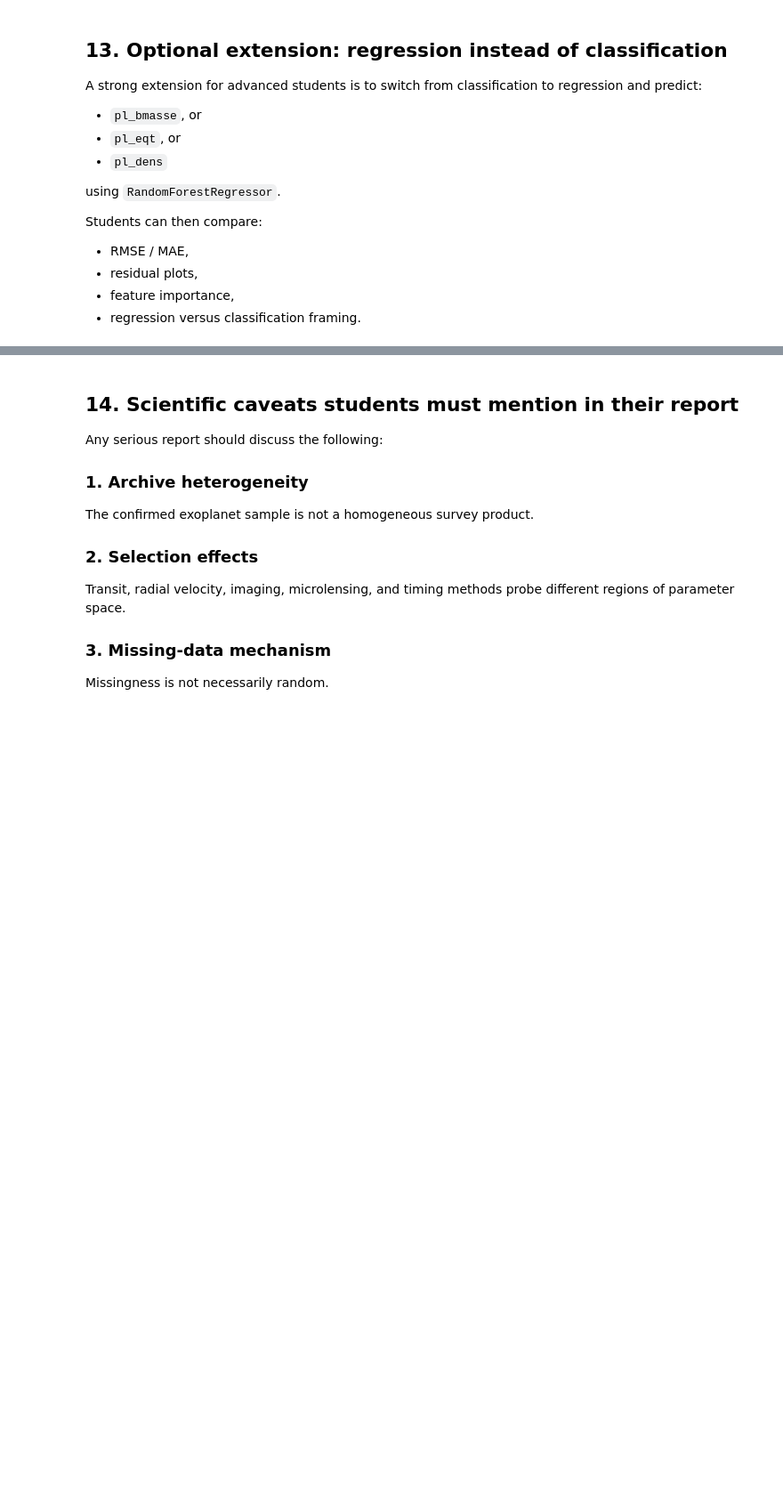
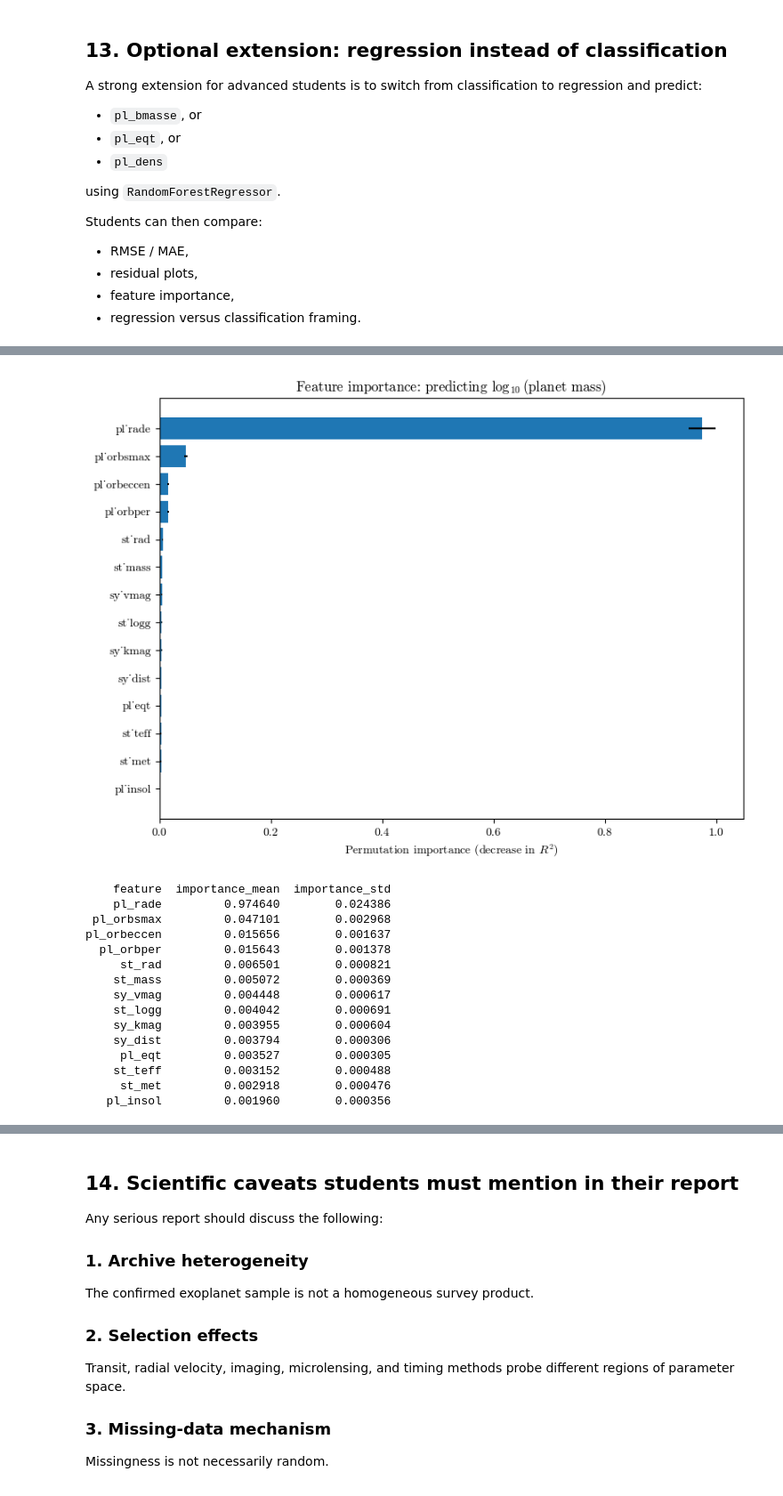
Before and after one commit to IsaacLP/Computational-Astrobiology, a Jupyter notebook: tutorials/5/random_forest_exoplanets_nasa_archive.ipynb, the cells around one changed output, grey strips where cells are left out. Shown at 89% size. Drawn from its saved outputs; the diff is of its cells as text; code cells hidden in the pictures; blank space fills up the shorter version.

```diff
--- a/tutorials/5/random_forest_exoplanets_nasa_archive.ipynb
+++ b/tutorials/5/random_forest_exoplanets_nasa_archive.ipynb
@@ -717,0 +842,40 @@ Students can then compare:
+# %%
+# ── Permutation importance for the regression model ───────────────────────────
+perm_reg = permutation_importance(
+    reg_model, X_reg_test, y_reg_test,
+    n_repeats=10, random_state=42, scoring="r2", n_jobs=-1
+)
+
+perm_reg_df = pd.DataFrame({
+    "feature":          reg_features,
+    "importance_mean":  perm_reg.importances_mean,
+    "importance_std":   perm_reg.importances_std,
+}).sort_values("importance_mean", ascending=False)
+
+plt.figure(figsize=(8, 6))
+plt.barh(perm_reg_df["feature"], perm_reg_df["importance_mean"],
+         xerr=perm_reg_df["importance_std"])
+plt.gca().invert_yaxis()
+plt.xlabel(r"Permutation importance (decrease in $R^2$)")
+plt.title(r"Feature importance: predicting $\log_{10}$(planet mass)")
+plt.tight_layout()
+plt.show()
+
+print(perm_reg_df.to_string(index=False))
+# %% [output]
+[figure, added]
+    feature  importance_mean  importance_std
+    pl_rade         0.974640        0.024386
+ pl_orbsmax         0.047101        0.002968
+pl_orbeccen         0.015656        0.001637
+  pl_orbper         0.015643        0.001378
+     st_rad         0.006501        0.000821
+    st_mass         0.005072        0.000369
+    sy_vmag         0.004448        0.000617
+    st_logg         0.004042        0.000691
+    sy_kmag         0.003955        0.000604
+    sy_dist         0.003794        0.000306
+     pl_eqt         0.003527        0.000305
+    st_teff         0.003152        0.000488
+     st_met         0.002918        0.000476
+   pl_insol         0.001960        0.000356
```
Also changed, not shown: parts of 24 cells of this notebook, 1 other file.
